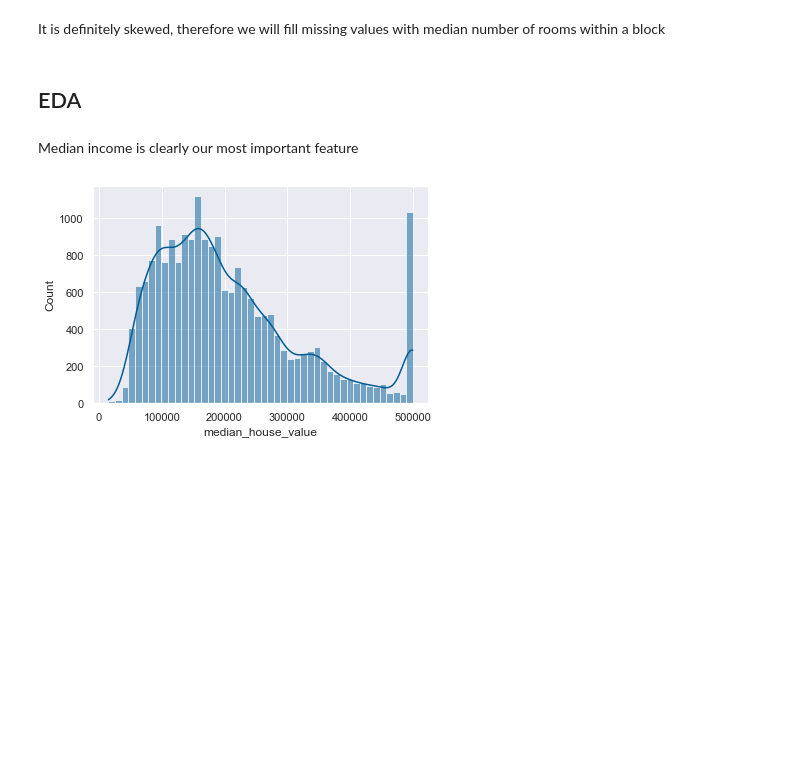
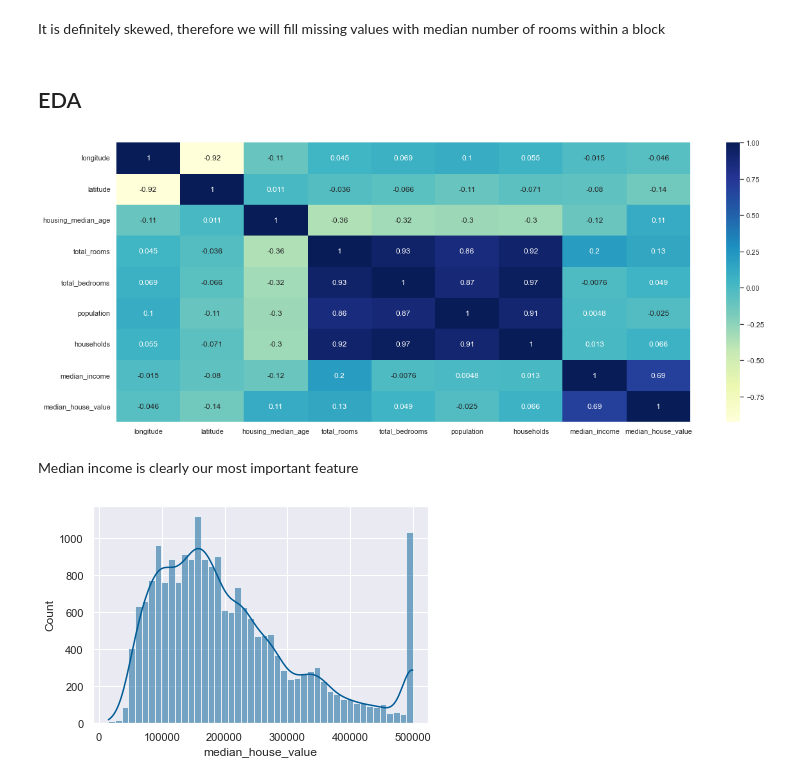
Before and after one commit to Aman123lug/Hacktoberfest2022, a Jupyter notebook: California Housing.ipynb, the cells around one changed output. Drawn from its saved outputs; the diff is of its cells as text; code cells hidden in the pictures; blank space fills up the shorter version.

```diff
--- a/California Housing.ipynb
+++ b/California Housing.ipynb
@@ -96,9 +100,11 @@ data['total_bedrooms'].fillna(data['total_bedrooms'].median(), inplace= True)
 # %% [markdown]
 ## EDA
 # %%
-# plt.figure(figsize= (20, 8))
-# sns.heatmap(data.corr(), annot= True, cmap='YlGnBu')
-# plt.show()
+plt.figure(figsize= (20, 8))
+sns.heatmap(data.corr(), annot= True, cmap='YlGnBu')
+plt.show()
+# %% [output]
+[figure, added]
 # %% [markdown]
 Median income is clearly our most important feature
 # %%
```
Also changed, not shown: parts of 35 cells of this notebook.
